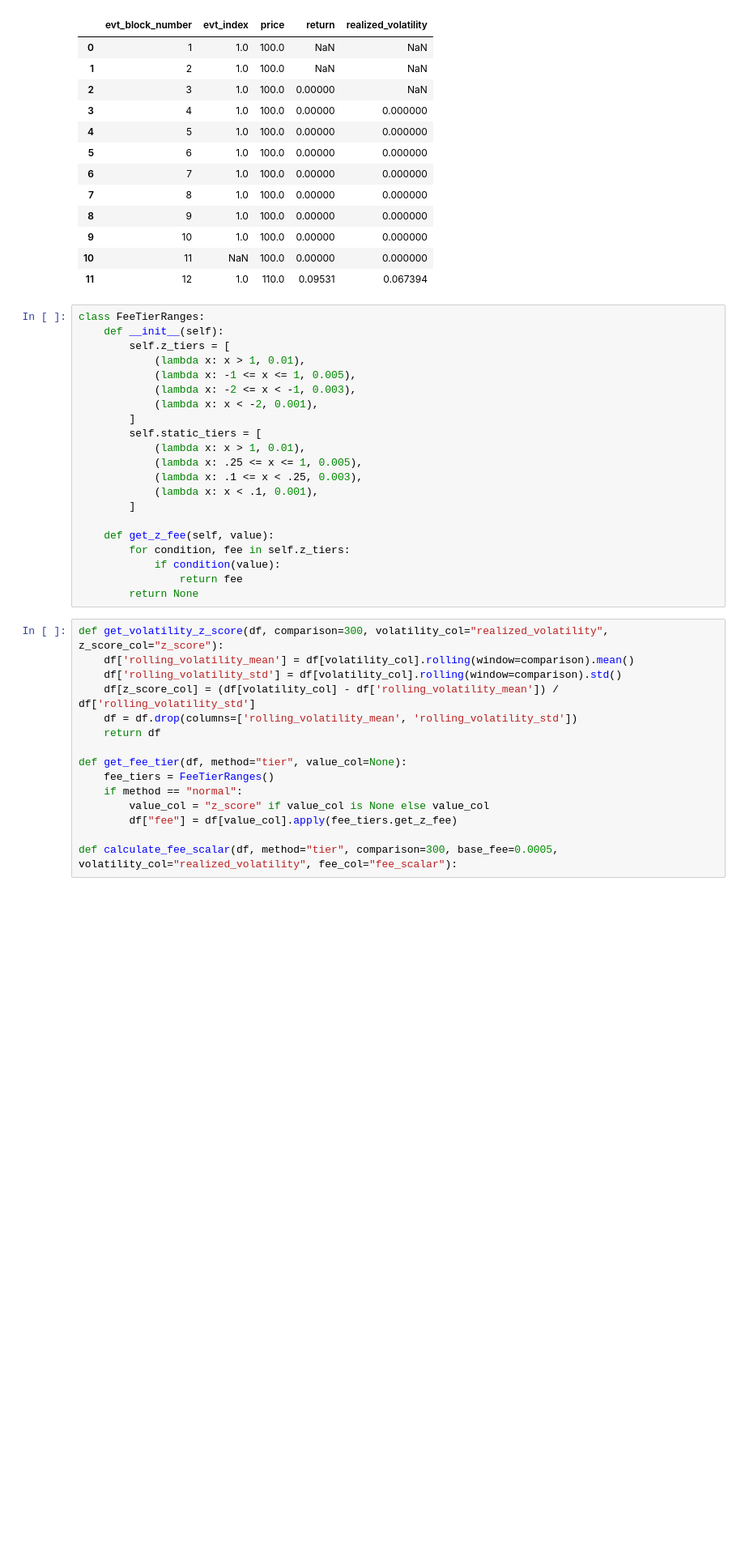
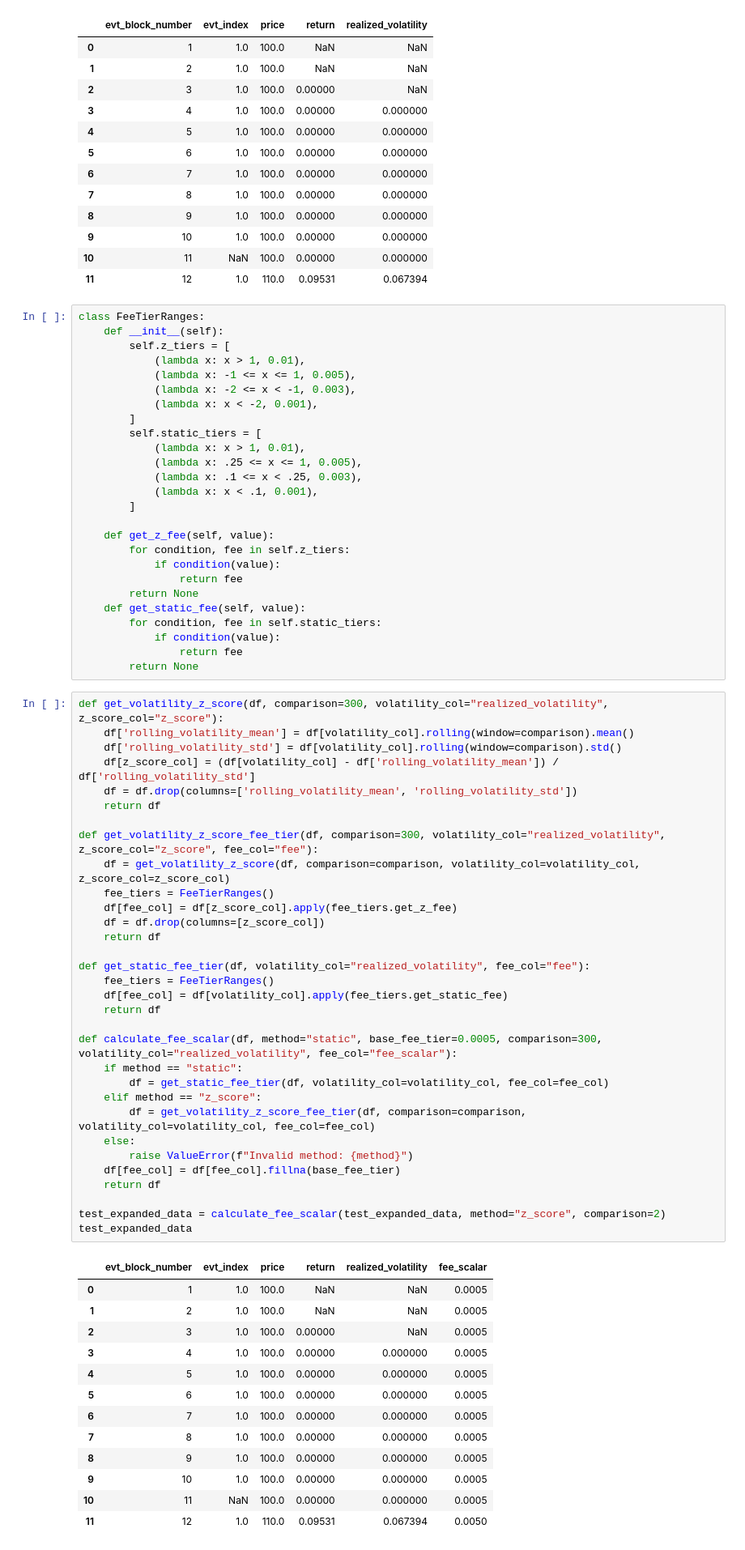
Before and after one commit to semiotic-ai/realized_volatility_substream, a Jupyter notebook: notebooks/notebooks/notes-denver.ipynb, the cells around one changed output. Shown at 81% size. Cells and saved outputs as stored; diff of their text form; blank space fills up the shorter version.

```diff
--- a/notebooks/notebooks/notes-denver.ipynb
+++ b/notebooks/notebooks/notes-denver.ipynb
@@ -426,21 +426,57 @@ class FeeTierRanges:
             if condition(value):
                 return fee
         return None
+    def get_static_fee(self, value):
+        for condition, fee in self.static_tiers:
+            if condition(value):
+                return fee
+        return None
 # %%
 def get_volatility_z_score(df, comparison=300, volatility_col="realized_volatility", z_score_col="z_score"):
     df['rolling_volatility_mean'] = df[volatility_col].rolling(window=comparison).mean()
     df['rolling_volatility_std'] = df[volatility_col].rolling(window=comparison).std()
     df[z_score_col] = (df[volatility_col] - df['rolling_volatility_mean']) / df['rolling_volatility_std']
     df = df.drop(columns=['rolling_volatility_mean', 'rolling_volatility_std'])
     return df
 
-def get_fee_tier(df, method="tier", value_col=None):
+def get_volatility_z_score_fee_tier(df, comparison=300, volatility_col="realized_volatility", z_score_col="z_score", fee_col="fee"):
+    df = get_volatility_z_score(df, comparison=comparison, volatility_col=volatility_col, z_score_col=z_score_col)
     fee_tiers = FeeTierRanges()
-    if method == "normal":
-        value_col = "z_score" if value_col is None else value_col
-        df["fee"] = df[value_col].apply(fee_tiers.get_z_fee)
+    df[fee_col] = df[z_score_col].apply(fee_tiers.get_z_fee)
+    df = df.drop(columns=[z_score_col])
+    return df
 
-def calculate_fee_scalar(df, method="tier", comparison=300, base_fee=0.0005, volatility_col="realized_volatility", fee_col="fee_scalar"):
+def get_static_fee_tier(df, volatility_col="realized_volatility", fee_col="fee"):
+    fee_tiers = FeeTierRanges()
+    df[fee_col] = df[volatility_col].apply(fee_tiers.get_static_fee)
+    return df
+
+def calculate_fee_scalar(df, method="static", base_fee_tier=0.0005, comparison=300, volatility_col="realized_volatility", fee_col="fee_scalar"):
+    if method == "static":
+        df = get_static_fee_tier(df, volatility_col=volatility_col, fee_col=fee_col)
+    elif method == "z_score":
+        df = get_volatility_z_score_fee_tier(df, comparison=comparison, volatility_col=volatility_col, fee_col=fee_col)
+    else:
+        raise ValueError(f"Invalid method: {method}")
+    df[fee_col] = df[fee_col].fillna(base_fee_tier)
+    return df
+
+test_expanded_data = calculate_fee_scalar(test_expanded_data, method="z_score", comparison=2)
+test_expanded_data
+# %% [output]
+|  | evt_block_number | evt_index | price | return | realized_volatility | fee_scalar |
+| 0 | 1 | 1.0 | 100.0 | NaN | NaN | 0.0005 |
+| 1 | 2 | 1.0 | 100.0 | NaN | NaN | 0.0005 |
+| 2 | 3 | 1.0 | 100.0 | 0.00000 | NaN | 0.0005 |
+| 3 | 4 | 1.0 | 100.0 | 0.00000 | 0.000000 | 0.0005 |
+| 4 | 5 | 1.0 | 100.0 | 0.00000 | 0.000000 | 0.0005 |
+| 5 | 6 | 1.0 | 100.0 | 0.00000 | 0.000000 | 0.0005 |
+| 6 | 7 | 1.0 | 100.0 | 0.00000 | 0.000000 | 0.0005 |
+| 7 | 8 | 1.0 | 100.0 | 0.00000 | 0.000000 | 0.0005 |
+| 8 | 9 | 1.0 | 100.0 | 0.00000 | 0.000000 | 0.0005 |
+| 9 | 10 | 1.0 | 100.0 | 0.00000 | 0.000000 | 0.0005 |
+| 10 | 11 | NaN | 100.0 | 0.00000 | 0.000000 | 0.0005 |
+| 11 | 12 | 1.0 | 110.0 | 0.09531 | 0.067394 | 0.0050 |
 # %%
 def basic_block_based_volatility(df, interval=1, period=100, volatility_col="realized_volatility", price_col="price", block_col="evt_block_number", index_col="evt_index"):
     """A function to calculate the realized volatility using a basic block-based approach.
```
